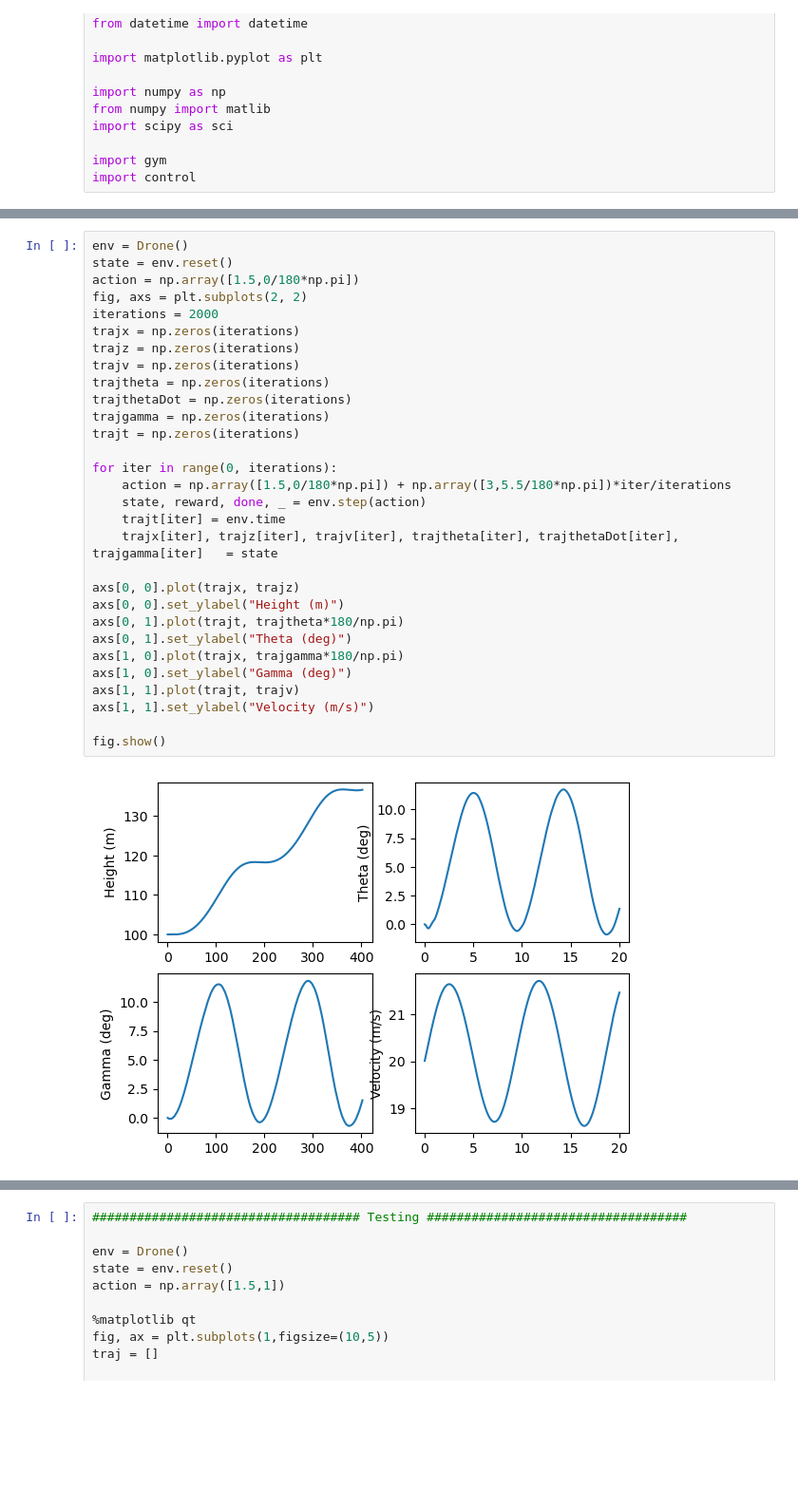
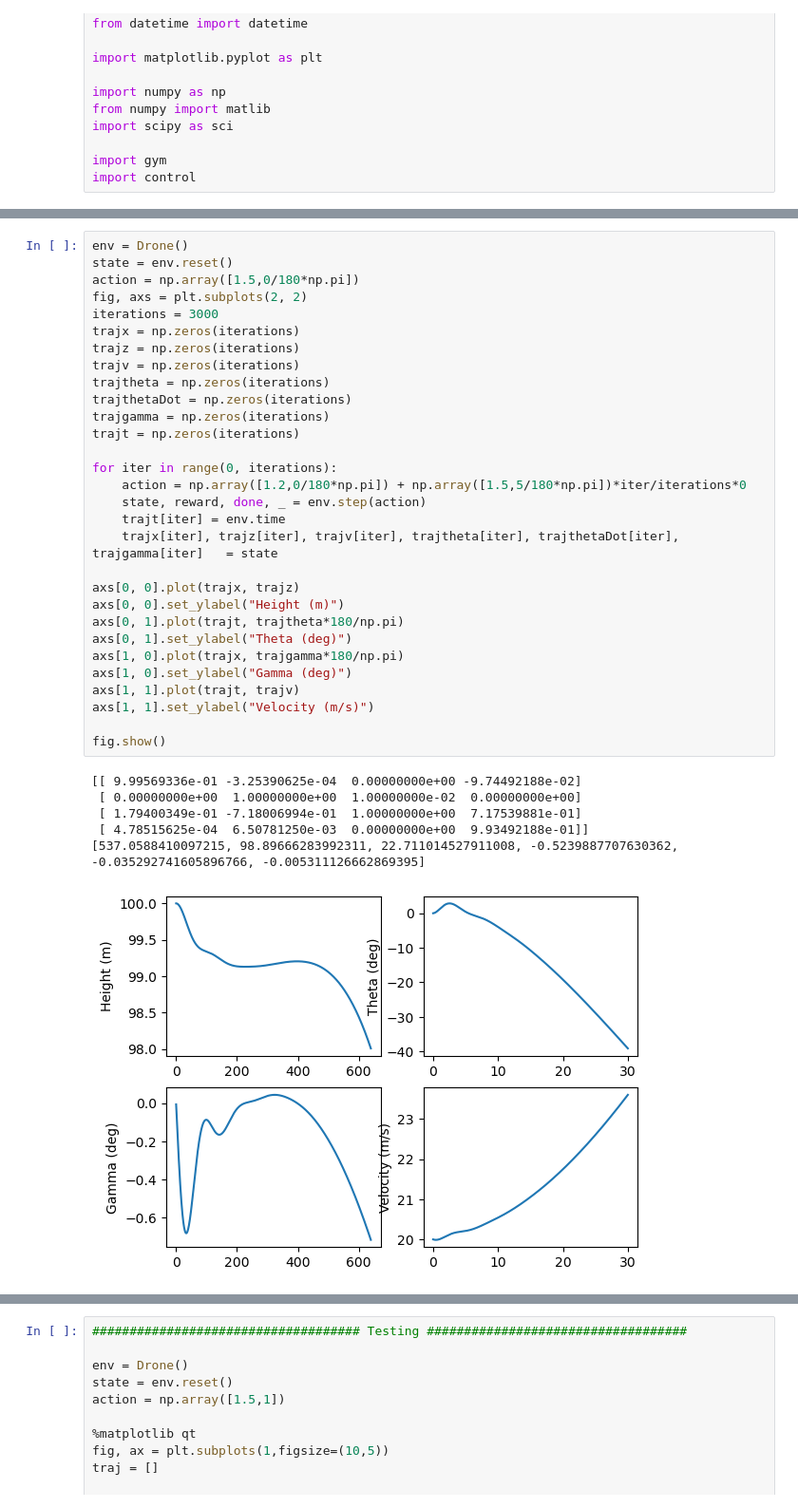
Before and after one commit to Tsmorz/project-junco, a Jupyter notebook: flappy_sim.ipynb, the cells around one changed output, grey strips where cells are left out. Shown at 95% size. Drawn from its saved outputs; the diff is of its cells as text; blank space fills up the shorter version.

```diff
--- a/flappy_sim.ipynb
+++ b/flappy_sim.ipynb
@@ -213,32 +362,37 @@ class Drone():
 # %%
 env = Drone()
 state = env.reset()
 action = np.array([1.5,0/180*np.pi])
 fig, axs = plt.subplots(2, 2)
-iterations = 2000
+iterations = 3000
 trajx = np.zeros(iterations)
 trajz = np.zeros(iterations)
 trajv = np.zeros(iterations)
 trajtheta = np.zeros(iterations)
 trajthetaDot = np.zeros(iterations)
 trajgamma = np.zeros(iterations)
 trajt = np.zeros(iterations)
 
 for iter in range(0, iterations):
-    action = np.array([1.5,0/180*np.pi]) + np.array([3,5.5/180*np.pi])*iter/iterations
+    action = np.array([1.2,0/180*np.pi]) + np.array([1.5,5/180*np.pi])*iter/iterations*0
     state, reward, done, _ = env.step(action)
     trajt[iter] = env.time
     trajx[iter], trajz[iter], trajv[iter], trajtheta[iter], trajthetaDot[iter], trajgamma[iter]   = state
 
 axs[0, 0].plot(trajx, trajz)
 axs[0, 0].set_ylabel("Height (m)")
 axs[0, 1].plot(trajt, trajtheta*180/np.pi)
 axs[0, 1].set_ylabel("Theta (deg)")
 axs[1, 0].plot(trajx, trajgamma*180/np.pi)
 axs[1, 0].set_ylabel("Gamma (deg)")
 axs[1, 1].plot(trajt, trajv)
 axs[1, 1].set_ylabel("Velocity (m/s)")
 
 fig.show()
 # %% [output]
+[[ 9.99569336e-01 -3.25390625e-04  0.00000000e+00 -9.74492188e-02]
+ [ 0.00000000e+00  1.00000000e+00  1.00000000e-02  0.00000000e+00]
+ [ 1.79400349e-01 -7.18006994e-01  1.00000000e+00  7.17539881e-01]
+ [ 4.78515625e-04  6.50781250e-03  0.00000000e+00  9.93492188e-01]]
+[537.0588410097215, 98.89666283992311, 22.711014527911008, -0.5239887707630362, -0.035292741605896766, -0.005311126662869395]
-[figure, old version]
+[figure, new version]
```
Also changed, not shown: parts of 3 cells of this notebook.
